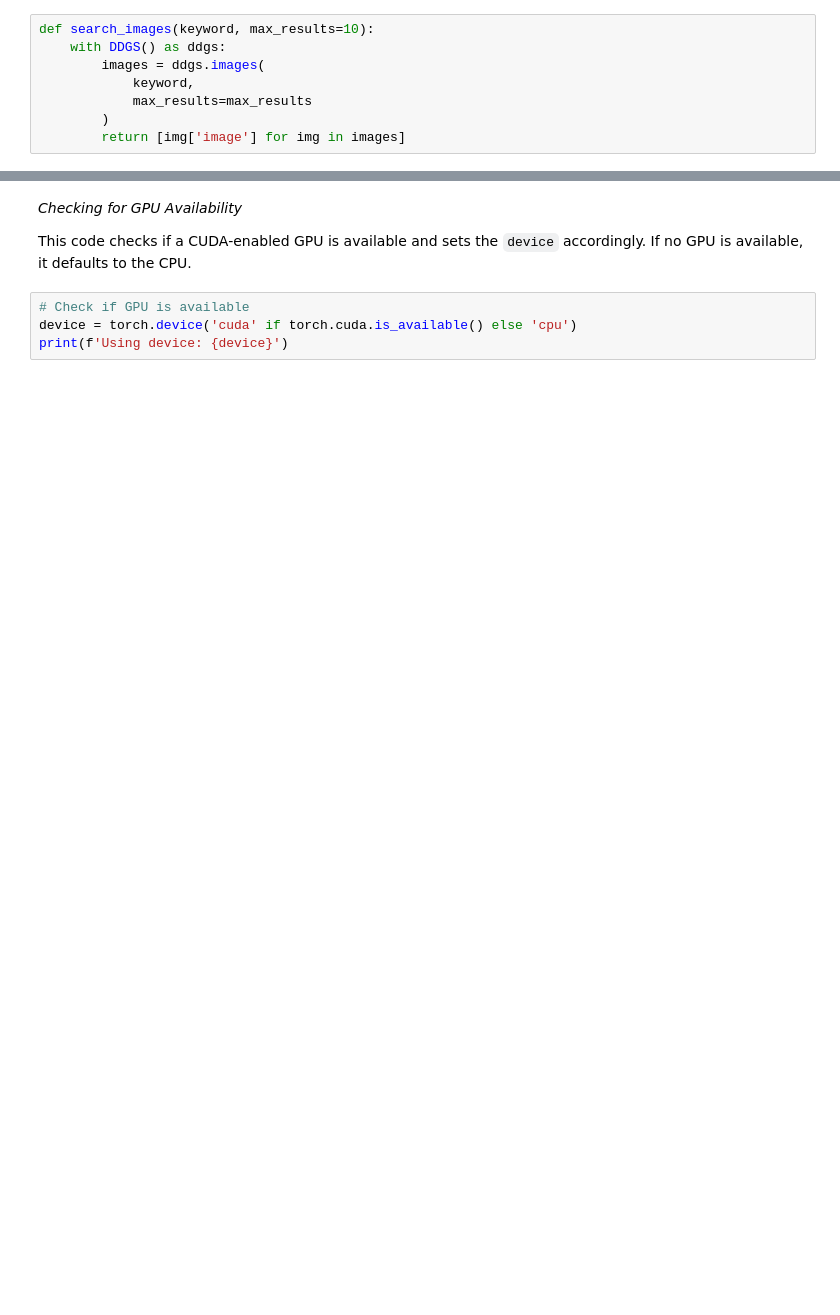
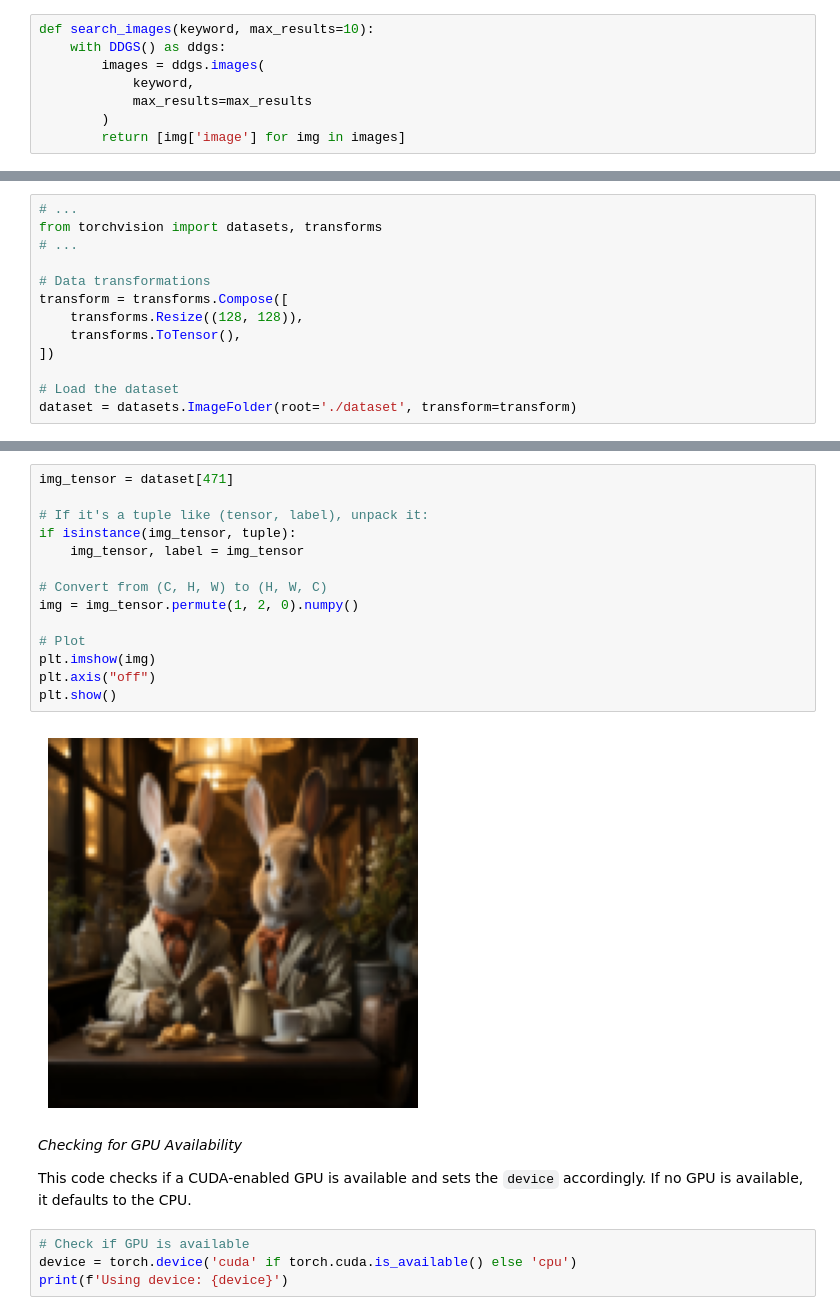
Before and after one commit to MiroPol21/dspracticum2025, a Jupyter notebook: lesson02/Own_images_NN.ipynb, the cells around one changed output, grey strips where cells are left out. Cells and saved outputs as stored; diff of their text form; blank space fills up the shorter version.

```diff
--- a/lesson02/Own_images_NN.ipynb
+++ b/lesson02/Own_images_NN.ipynb
@@ -47,0 +159,13 @@ def search_images(keyword, max_results=10):
+# %%
+# ...
+from torchvision import datasets, transforms
+# ...
+
+# Data transformations
+transform = transforms.Compose([
+    transforms.Resize((128, 128)),
+    transforms.ToTensor(),
+])
+
+# Load the dataset
+dataset = datasets.ImageFolder(root='./dataset', transform=transform)
@@ -48,3 +185,19 @@ def search_images(keyword, max_results=10):
+# %%
+img_tensor = dataset[471]
+
+# If it's a tuple like (tensor, label), unpack it:
+if isinstance(img_tensor, tuple):
+    img_tensor, label = img_tensor
+
+# Convert from (C, H, W) to (H, W, C)
+img = img_tensor.permute(1, 2, 0).numpy()
+
+# Plot
+plt.imshow(img)
+plt.axis("off")
+plt.show()
+# %% [output]
+[figure, added]
 # %% [markdown]
 *Checking for GPU Availability*
 
```
Also changed, not shown: parts of 17 cells of this notebook.
